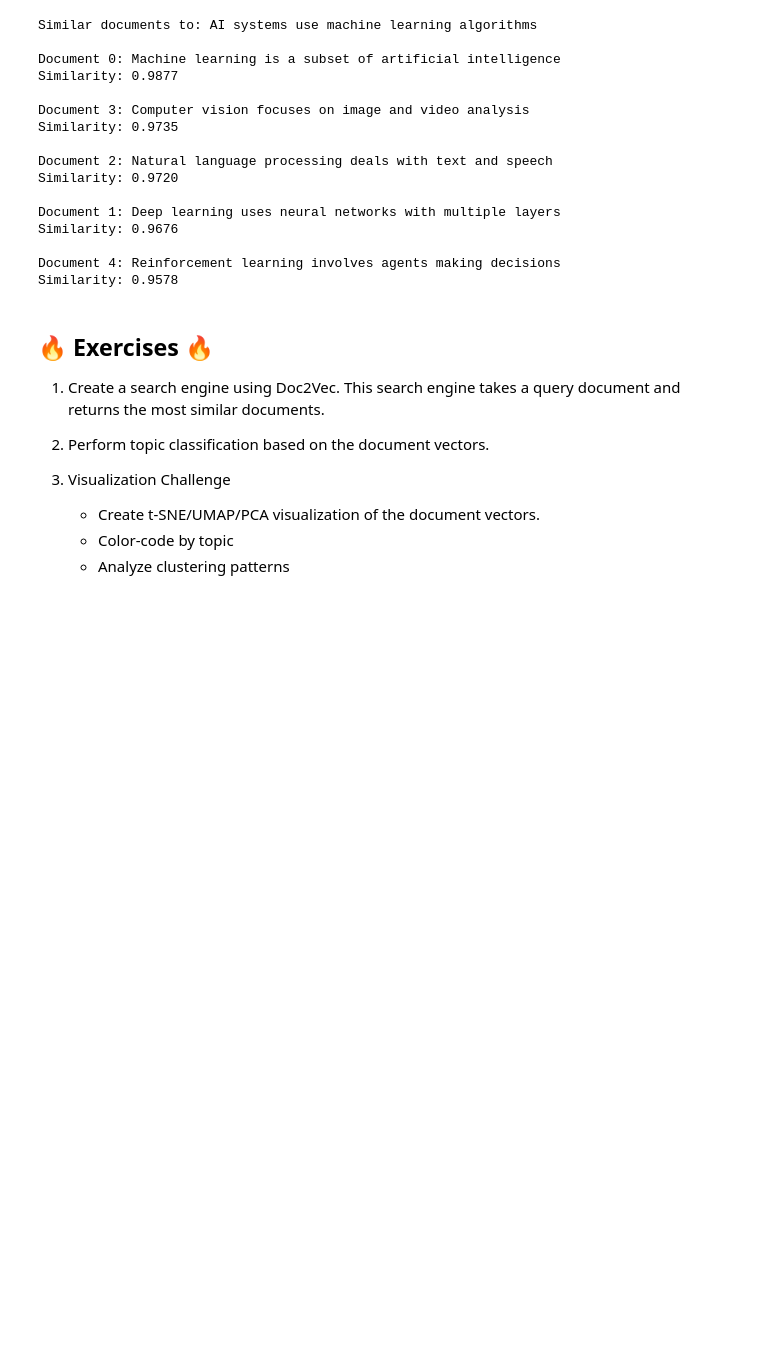
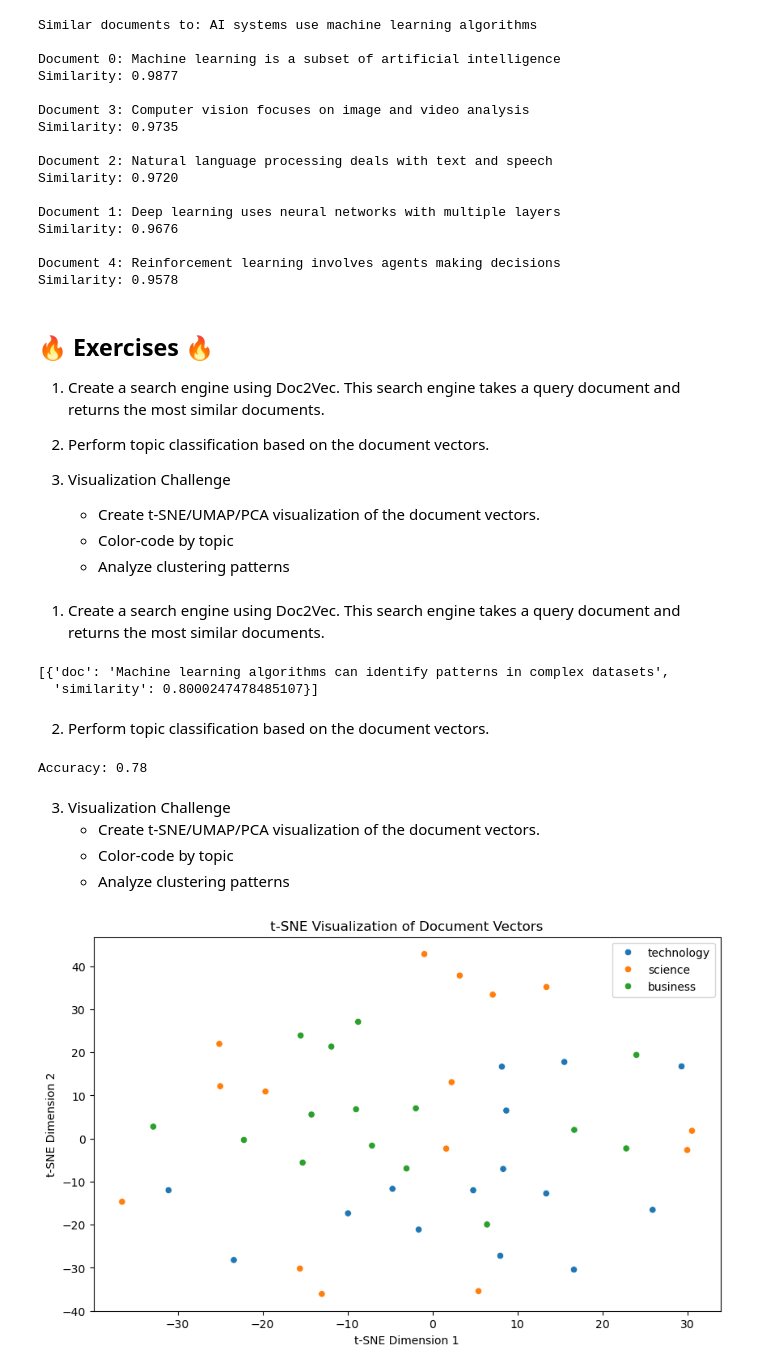
Before and after one commit to skojaku/applied-soft-comp, a Jupyter notebook: notebooks/doc2vec.ipynb, the cells around one changed output. Cells and saved outputs as stored; diff of their text form; code cells hidden in the pictures; blank space fills up the shorter version.

```diff
--- a/notebooks/doc2vec.ipynb
+++ b/notebooks/doc2vec.ipynb
@@ -166,3 +166,72 @@ sample_documents = [
     {"text": "Operations management streamlines production processes", "topic": "business"},
     {"text": "Innovation strategy drives business transformation", "topic": "business"}
 ]
+# %% [markdown]
+1. Create a search engine using Doc2Vec. This search engine takes a query document and returns the most similar documents.
+# %%
+# Train Doc2Vec model
+documents = [doc['text'] for doc in sample_documents ]
+tagged_docs = [TaggedDocument(words=word_tokenize(doc.lower()), tags=[str(i)]) for i, doc in enumerate(documents)]
+model = Doc2Vec(tagged_docs, vector_size=30, window=10, min_count=0, epochs=300, dm=0)
+
+# Search engine
+def search_engine(query, documents, topk = 1):
+    test_vector = model.infer_vector(word_tokenize(query.lower()))
+    similar_docs = model.dv.most_similar([test_vector], topn=topk)
+    return [{"doc":documents[int(doc_id)], "similarity":similarity} for doc_id, similarity in similar_docs]
+
+# Test the search engine
+search_engine("AI systems use machine learning algorithms", documents)
+# %% [output]
+[{'doc': 'Machine learning algorithms can identify patterns in complex datasets',
+  'similarity': 0.8000247478485107}]
+# %% [markdown]
+
+2. Perform topic classification based on the document vectors.
+# %%
+from sklearn.linear_model import LogisticRegression
+from sklearn.model_selection import train_test_split
+
+# Prepare data
+X = model.dv.vectors
+y= [doc['topic'] for doc in sample_documents] # topic is the label
+X_train, X_test, y_train, y_test = train_test_split(X, y, test_size=0.2, random_state=42)
+
+# Train logistic regression model
+lr = LogisticRegression()
+lr.fit(X_train, y_train)
+
+# Evaluate model
+accuracy = lr.score(X_test, y_test)
+print(f"Accuracy: {accuracy:.2f}")
+# %% [output]
+Accuracy: 0.78
+# %% [markdown]
+
+3. Visualization Challenge
+   - Create t-SNE/UMAP/PCA visualization of the document vectors.
+   - Color-code by topic
+   - Analyze clustering patterns
+# %%
+from sklearn.manifold import TSNE
+import matplotlib.pyplot as plt
+import seaborn as sns
+import numpy as np
+
+
+X = model.dv.vectors #np.vstack([model.infer_vector(word_tokenize(doc['text'].lower())) for doc in sample_documents])
+y = np.array([doc['topic'] for doc in sample_documents])
+
+# Visualize document vectors using t-SNE
+tsne = TSNE(n_components=2, random_state=42, perplexity=10)
+X_tsne = tsne.fit_transform(X)
+
+# Plot the t-SNE visualization
+plt.figure(figsize=(10, 6))
+sns.scatterplot(x=X_tsne[:, 0], y=X_tsne[:, 1], hue=y, palette='tab10')
+plt.title('t-SNE Visualization of Document Vectors')
+plt.xlabel('t-SNE Dimension 1')
+plt.ylabel('t-SNE Dimension 2')
+plt.show()
+# %% [output]
+[figure, added]
```
